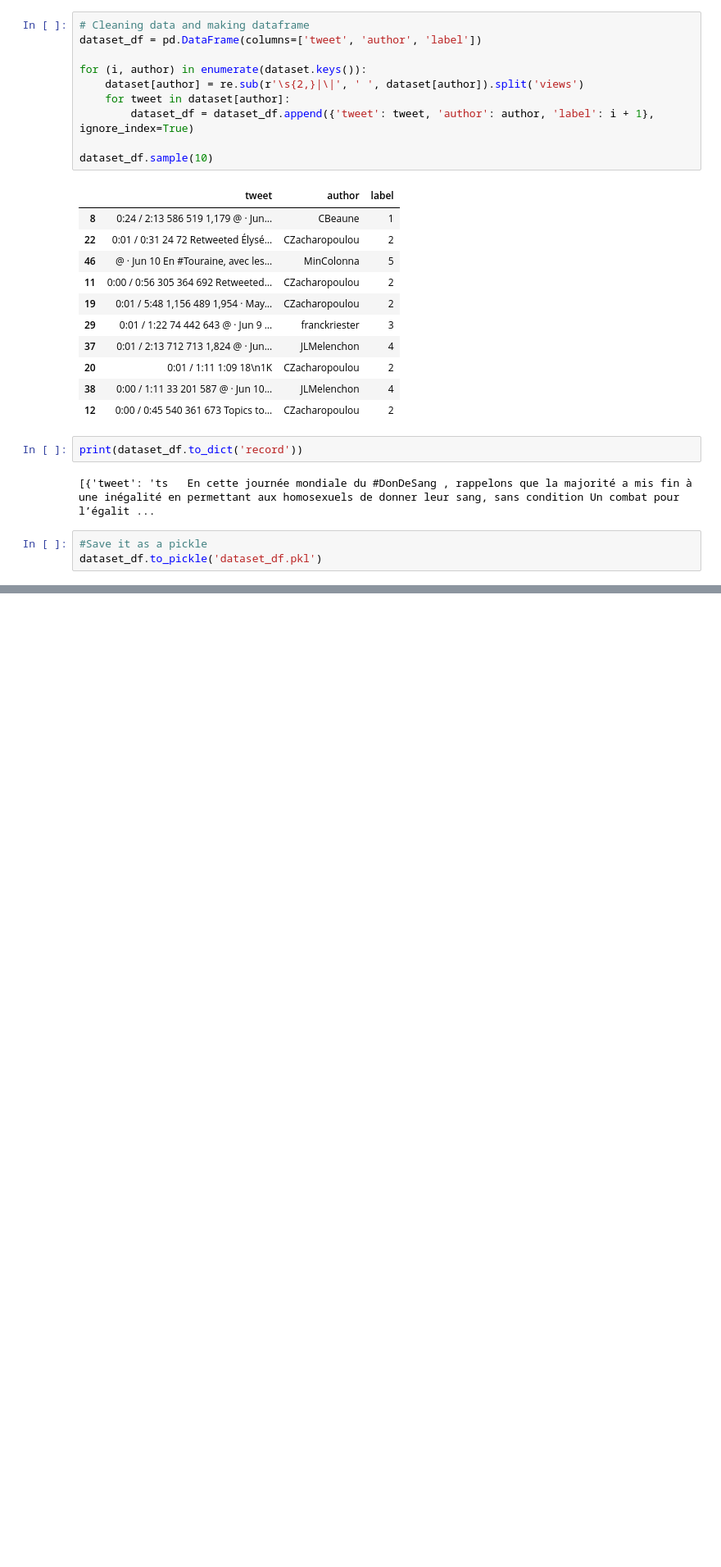
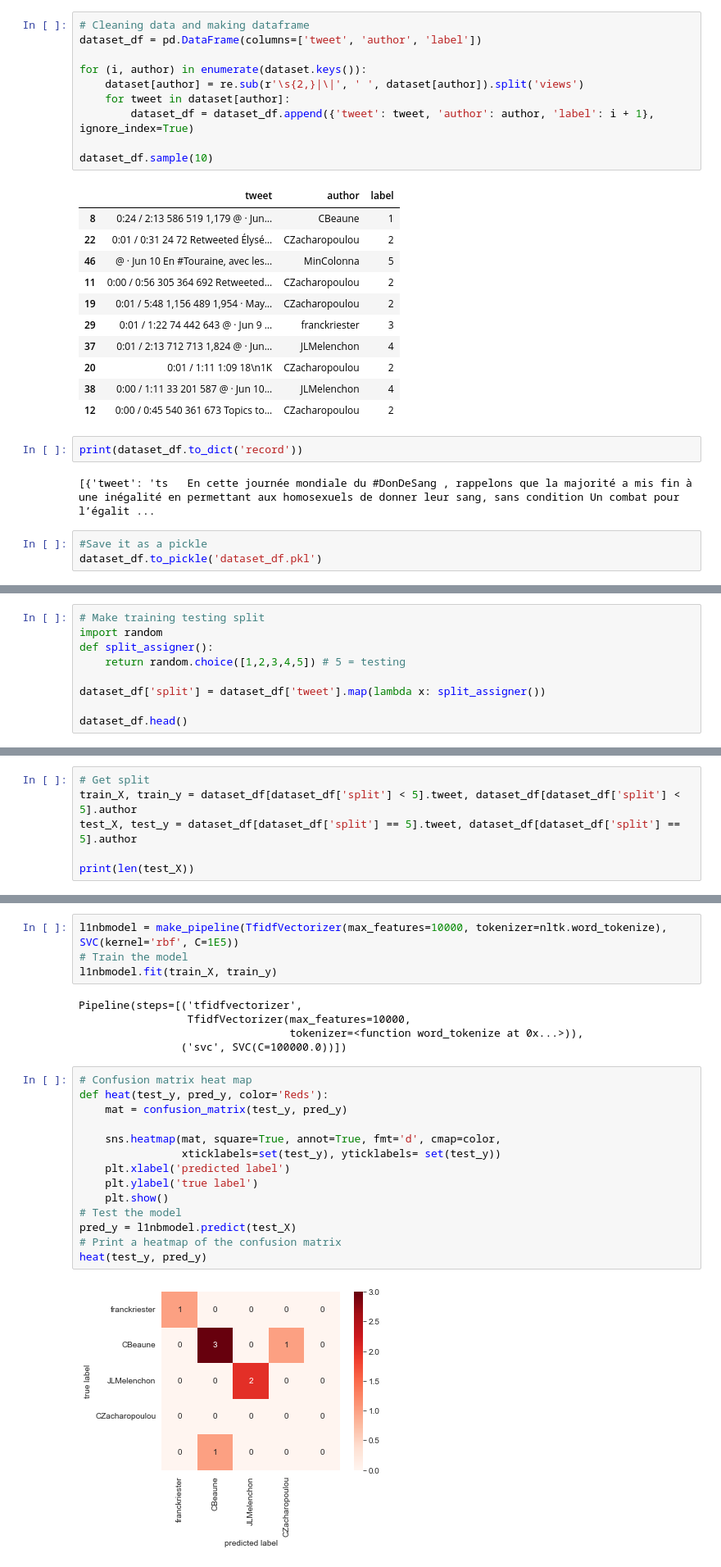
Before and after one commit to samm00/intro_hlt, a Jupyter notebook: train_parser/train_parser.ipynb, the cells around one changed output, grey strips where cells are left out. Shown: that part at 82% size. Cells and saved outputs as stored; diff of their text form; blank space fills up the shorter version.

```diff
--- a/train_parser/train_parser.ipynb
+++ b/train_parser/train_parser.ipynb
@@ -73,0 +88,9 @@ dataset_df.to_pickle('dataset_df.pkl')
+# %%
+# Make training testing split
+import random
+def split_assigner():
+    return random.choice([1,2,3,4,5]) # 5 = testing
+
+dataset_df['split'] = dataset_df['tweet'].map(lambda x: split_assigner())
+
+dataset_df.head()
@@ -73,0 +104,6 @@ dataset_df.to_pickle('dataset_df.pkl')
+# %%
+# Get split
+train_X, train_y = dataset_df[dataset_df['split'] < 5].tweet, dataset_df[dataset_df['split'] < 5].author
+test_X, test_y = dataset_df[dataset_df['split'] == 5].tweet, dataset_df[dataset_df['split'] == 5].author
+
+print(len(test_X))
@@ -73,0 +143,25 @@ dataset_df.to_pickle('dataset_df.pkl')
+# %%
+l1nbmodel = make_pipeline(TfidfVectorizer(max_features=10000, tokenizer=nltk.word_tokenize), SVC(kernel='rbf', C=1E5))
+# Train the model
+l1nbmodel.fit(train_X, train_y)
+# %% [output]
+Pipeline(steps=[('tfidfvectorizer',
+                 TfidfVectorizer(max_features=10000,
+                                 tokenizer=<function word_tokenize at 0x...>)),
+                ('svc', SVC(C=100000.0))])
+# %%
+# Confusion matrix heat map
+def heat(test_y, pred_y, color='Reds'):
+    mat = confusion_matrix(test_y, pred_y)
+
+    sns.heatmap(mat, square=True, annot=True, fmt='d', cmap=color,
+                xticklabels=set(test_y), yticklabels= set(test_y))
+    plt.xlabel('predicted label')
+    plt.ylabel('true label')
+    plt.show()
+# Test the model
+pred_y = l1nbmodel.predict(test_X)
+# Print a heatmap of the confusion matrix
+heat(test_y, pred_y)
+# %% [output]
+[figure, added]
```
Also changed, not shown: parts of 4 cells of this notebook.
